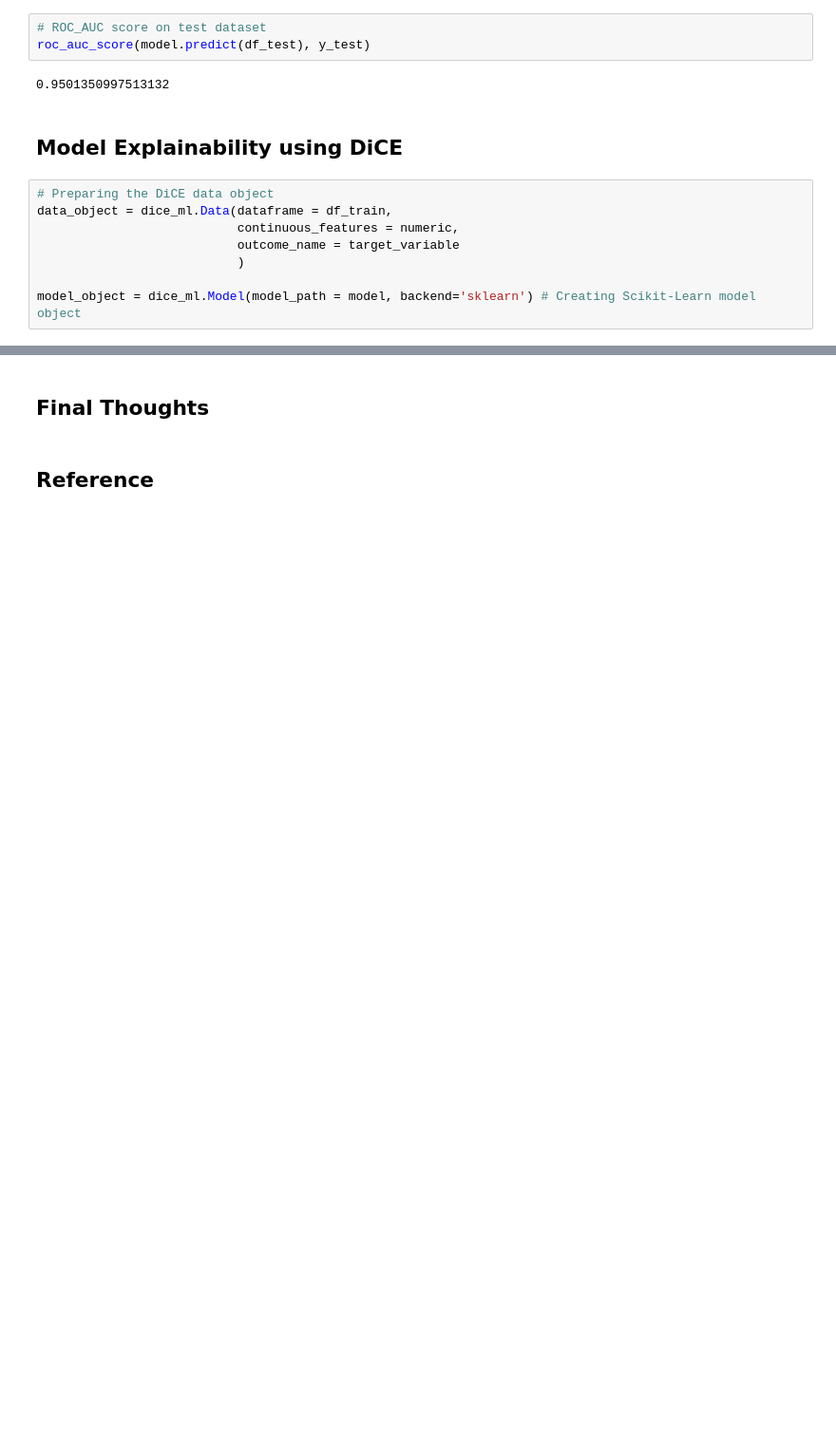
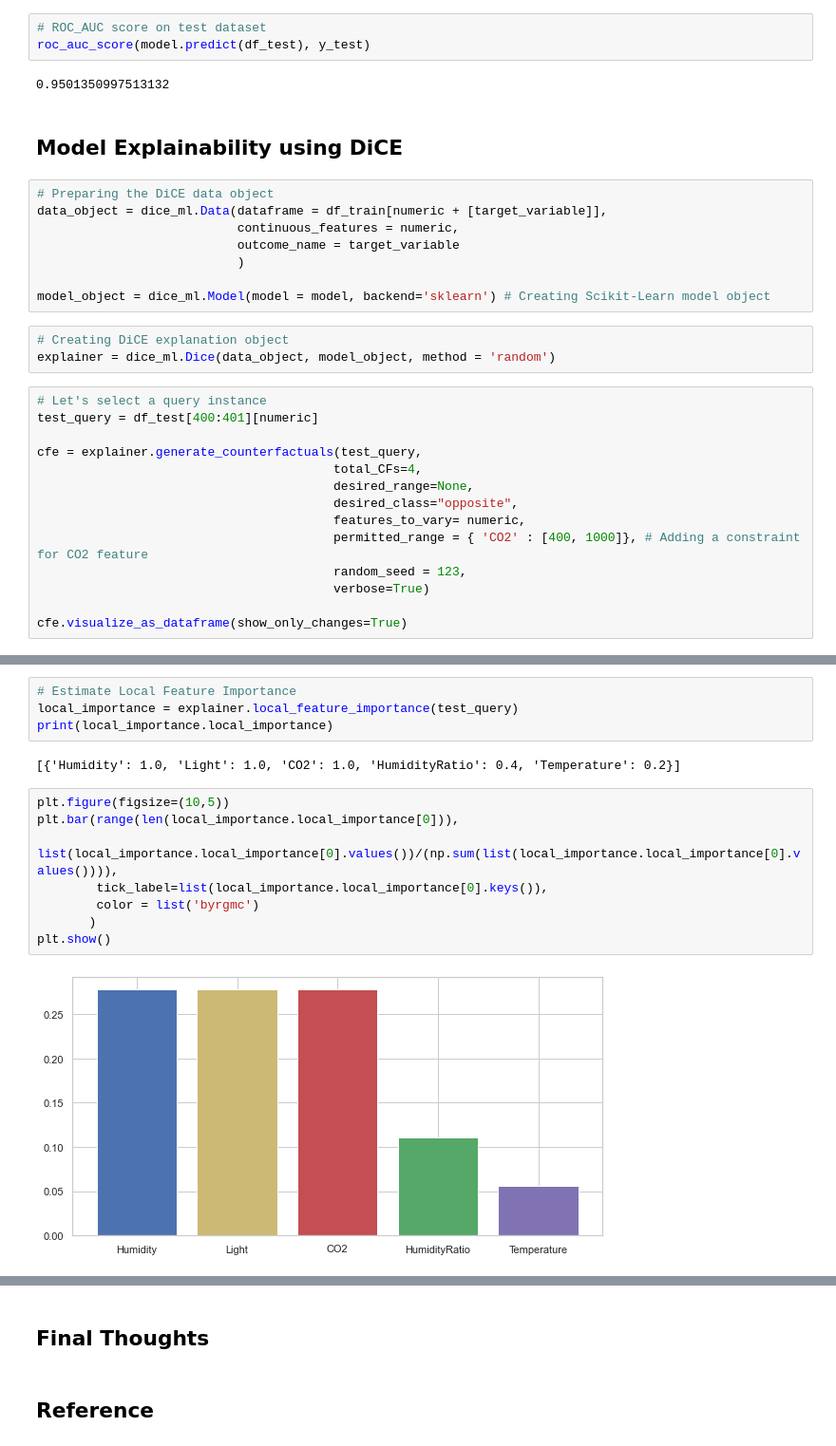
Before and after one commit to PacktPublishing/Applied-Machine-Learning-Explainability-Techniques, a Jupyter notebook: Chapter09/DiCE_example.ipynb, the cells around one changed output, grey strips where cells are left out. Shown at 95% size. Drawn from its saved outputs; the diff is of its cells as text; blank space fills up the shorter version.

Commit message:
Solution implement for DiCE - explanations and descriptions pending

```diff
--- a/Chapter09/DiCE_example.ipynb
+++ b/Chapter09/DiCE_example.ipynb
@@ -220,9 +221,26 @@ roc_auc_score(model.predict(df_test), y_test)
 ## Model Explainability using DiCE
 # %%
 # Preparing the DiCE data object
-data_object = dice_ml.Data(dataframe = df_train,
+data_object = dice_ml.Data(dataframe = df_train[numeric + [target_variable]],
                            continuous_features = numeric,
                            outcome_name = target_variable
                            )
 
-model_object = dice_ml.Model(model_path = model, backend='sklearn') # Creating Scikit-Learn model object
+model_object = dice_ml.Model(model = model, backend='sklearn') # Creating Scikit-Learn model object
+# %%
+# Creating DiCE explanation object
+explainer = dice_ml.Dice(data_object, model_object, method = 'random')
+# %%
+# Let's select a query instance
+test_query = df_test[400:401][numeric]
+
+cfe = explainer.generate_counterfactuals(test_query,
+                                        total_CFs=4,
+                                        desired_range=None,
+                                        desired_class="opposite",
+                                        features_to_vary= numeric,
+                                        permitted_range = { 'CO2' : [400, 1000]}, # Adding a constraint for CO2 feature
+                                        random_seed = 123,
+                                        verbose=True)
+
+cfe.visualize_as_dataframe(show_only_changes=True)
@@ -228,0 +258,16 @@ model_object = dice_ml.Model(model_path = model, backend='sklearn') # Creating S
+# %%
+# Estimate Local Feature Importance
+local_importance = explainer.local_feature_importance(test_query)
+print(local_importance.local_importance)
+# %% [output]
+[{'Humidity': 1.0, 'Light': 1.0, 'CO2': 1.0, 'HumidityRatio': 0.4, 'Temperature': 0.2}]
+# %%
+plt.figure(figsize=(10,5))
+plt.bar(range(len(local_importance.local_importance[0])),
+        list(local_importance.local_importance[0].values())/(np.sum(list(local_importance.local_importance[0].values()))),
+        tick_label=list(local_importance.local_importance[0].keys()),
+        color = list('byrgmc')
+       )
+plt.show()
+# %% [output]
+[figure, added]
```
Also changed, not shown: parts of 8 cells of this notebook.
